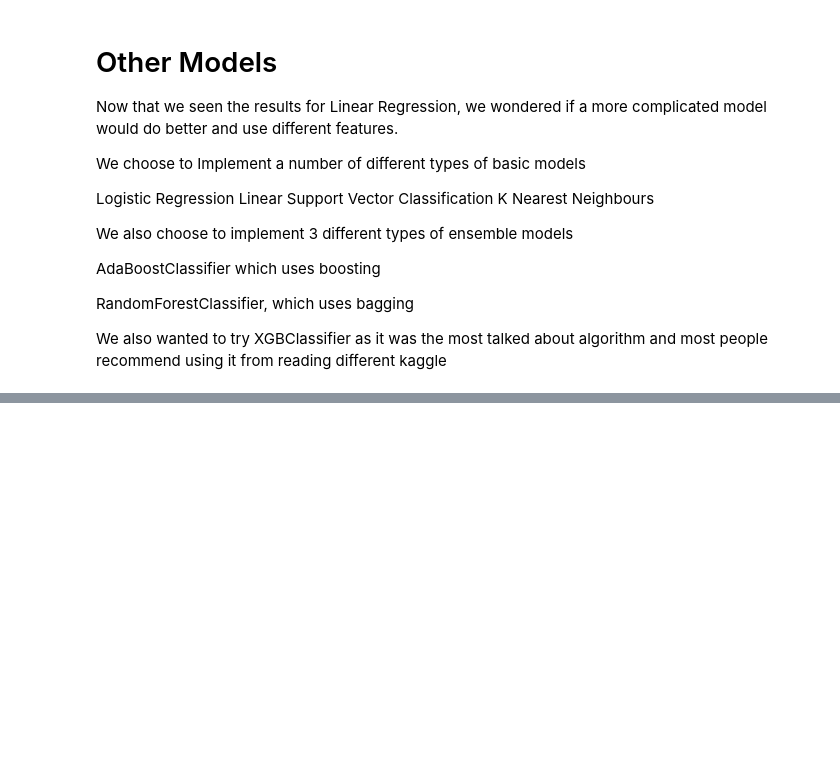
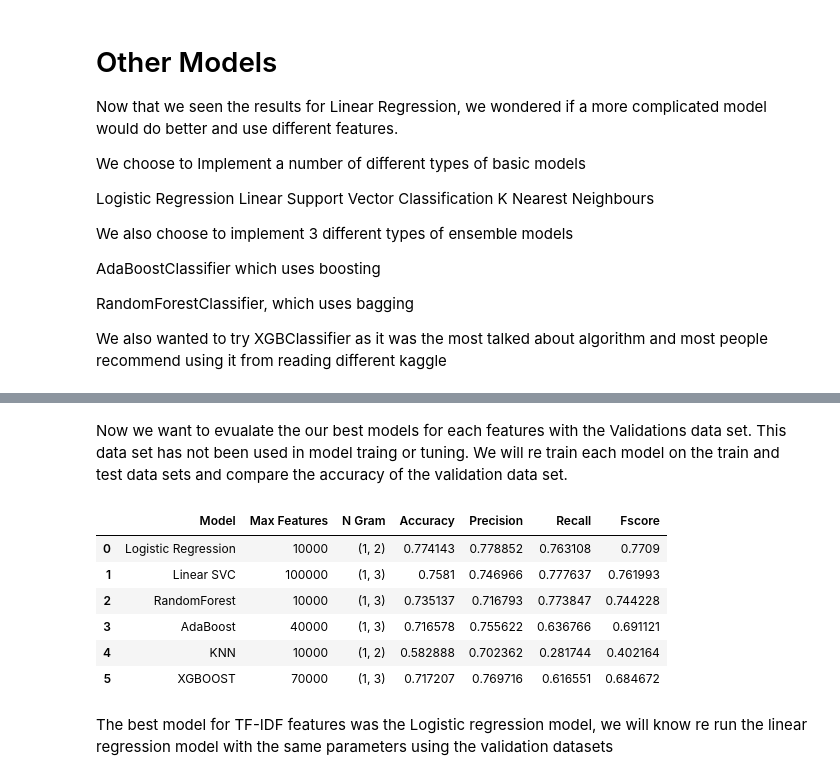
Before and after one commit to lynnliu2018ml/PresentAI, a Jupyter notebook: 2019/Feature_Engineering_Modelling-checkpoint.ipynb, the cells around one changed output, grey strips where cells are left out. Saved outputs shown, nothing was run; the diff lists cells and outputs as text; code cells hidden in the pictures; blank space fills up the shorter version.

```diff
--- a/2019/Feature_Engineering_Modelling-checkpoint.ipynb
+++ b/2019/Feature_Engineering_Modelling-checkpoint.ipynb
@@ -479,0 +686,2 @@ final_df
+# %% [markdown]
+Now we want to evualate the our best models for each features with the Validations data set. This data set has not been used in model traing or tuning.  We will re train each model on the train and test data sets and compare the accuracy of the validation data set.
@@ -479,0 +692,12 @@ final_df
+# %%
+final_df
+# %% [output]
+|  | Model | Max Features | N Gram | Accuracy | Precision | Recall | Fscore |
+| 0 | Logistic Regression | 10000 | (1, 2) | 0.774143 | 0.778852 | 0.763108 | 0.7709 |
+| 1 | Linear SVC | 100000 | (1, 3) | 0.7581 | 0.746966 | 0.777637 | 0.761993 |
+| 2 | RandomForest | 10000 | (1, 3) | 0.735137 | 0.716793 | 0.773847 | 0.744228 |
+| 3 | AdaBoost | 40000 | (1, 3) | 0.716578 | 0.755622 | 0.636766 | 0.691121 |
+| 4 | KNN | 10000 | (1, 2) | 0.582888 | 0.702362 | 0.281744 | 0.402164 |
+| 5 | XGBOOST | 70000 | (1, 3) | 0.717207 | 0.769716 | 0.616551 | 0.684672 |
+# %% [markdown]
+The best model for TF-IDF features was the Logistic regression model, we will know re run the linear regression model with the same parameters using the validation datasets
```
Also changed, not shown: parts of 43 cells of this notebook.
